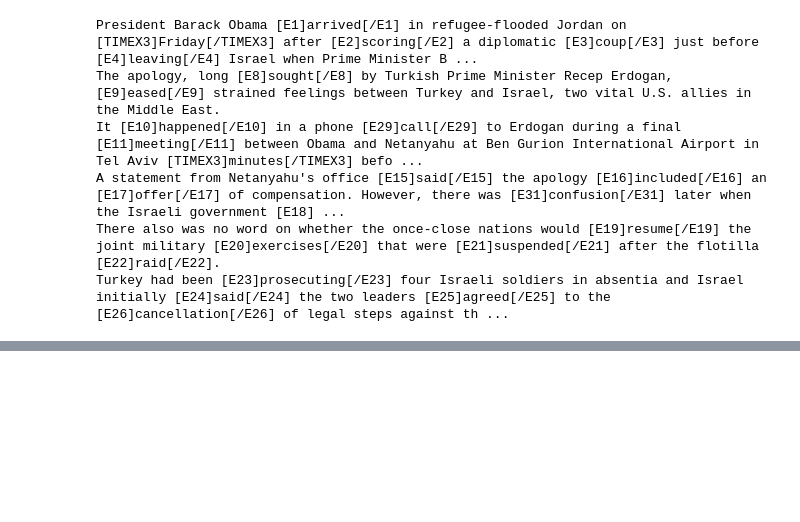
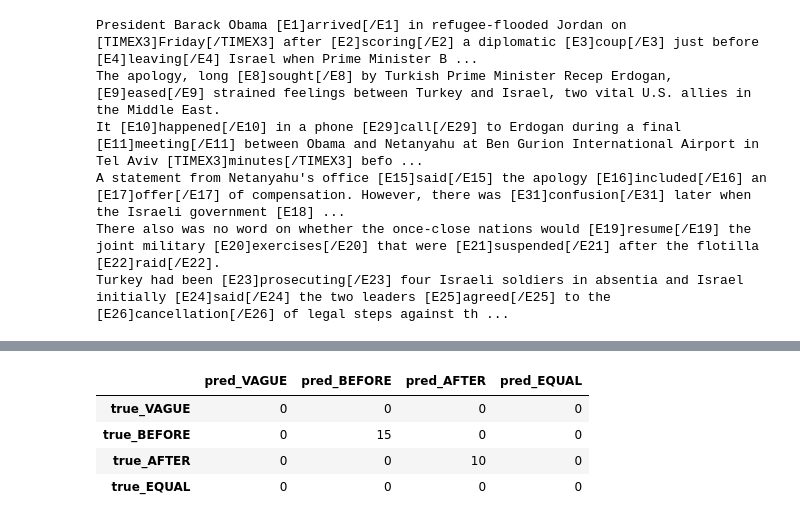
Before and after one commit to poznyakovskiy/event_extraction, a Jupyter notebook: relations_graph.ipynb, the cells around one changed output, grey strips where cells are left out. Drawn from its saved outputs; the diff is of its cells as text; code cells hidden in the pictures; blank space fills up the shorter version.

```diff
--- a/relations_graph.ipynb
+++ b/relations_graph.ipynb
@@ -285,0 +333,16 @@ Turkey had been [E23]prosecuting[/E23] four Israeli soldiers in absentia and Isr
+# %%
+label_ids = [0, 1, 2, 3]
+cm = confusion_matrix(test_relations['relation_id'], test_relations['relation_id'], labels=label_ids)
+
+cm_df = pd.DataFrame(
+    cm,
+    index=[f"true_{const.id2relation[i]}" for i in label_ids],
+    columns=[f"pred_{const.id2relation[i]}" for i in label_ids],
+)
+display(cm_df)
+# %% [output]
+|  | pred_VAGUE | pred_BEFORE | pred_AFTER | pred_EQUAL |
+| true_VAGUE | 0 | 0 | 0 | 0 |
+| true_BEFORE | 0 | 15 | 0 | 0 |
+| true_AFTER | 0 | 0 | 10 | 0 |
+| true_EQUAL | 0 | 0 | 0 | 0 |
```
Also changed, not shown: parts of 8 cells of this notebook.
